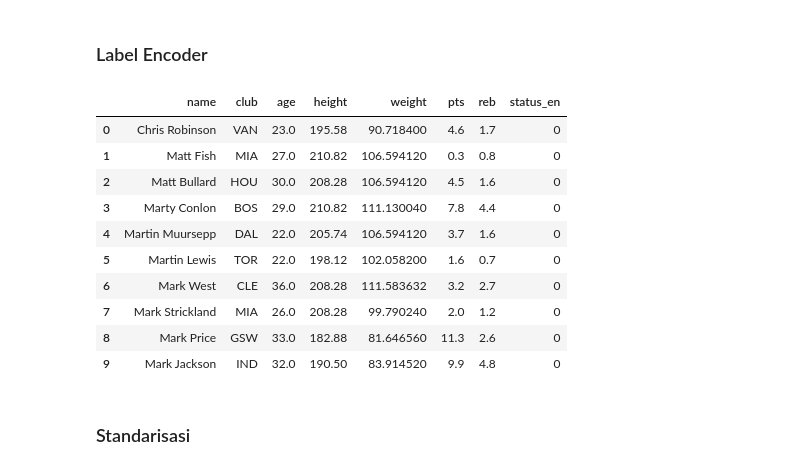
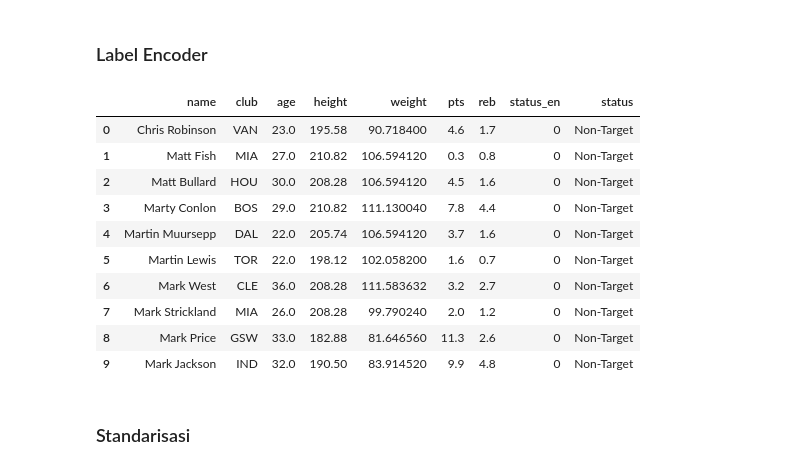
Before and after one commit to ksmrdn/Pemain_Basket, a Jupyter notebook: Classifier_BBall.ipynb, the cells around one changed output. Cells and saved outputs as stored; diff of their text form; code cells hidden in the pictures.

```diff
--- a/Classifier_BBall.ipynb
+++ b/Classifier_BBall.ipynb
@@ -104,19 +106,19 @@ df_new
 # %%
 ### Labeling Target
 le = LabelEncoder()
 df_new1 = df_new #mau di drop kolom statusnya
 df_new1['status_en'] = le.fit_transform(df_new1['status']) ####0 bukan target, 1 target
-df_new1 = df_new1.drop(['status'], axis=1)
+# df_new1 = df_new1.drop(['status'], axis=1)
 df_new1.head(10)
 # %% [output]
-|  | name | club | age | height | weight | pts | reb | status_en |
-| 0 | Chris Robinson | VAN | 23.0 | 195.58 | 90.718400 | 4.6 | 1.7 | 0 |
-| 1 | Matt Fish | MIA | 27.0 | 210.82 | 106.594120 | 0.3 | 0.8 | 0 |
-| 2 | Matt Bullard | HOU | 30.0 | 208.28 | 106.594120 | 4.5 | 1.6 | 0 |
-| 3 | Marty Conlon | BOS | 29.0 | 210.82 | 111.130040 | 7.8 | 4.4 | 0 |
-| 4 | Martin Muursepp | DAL | 22.0 | 205.74 | 106.594120 | 3.7 | 1.6 | 0 |
-| 5 | Martin Lewis | TOR | 22.0 | 198.12 | 102.058200 | 1.6 | 0.7 | 0 |
-| 6 | Mark West | CLE | 36.0 | 208.28 | 111.583632 | 3.2 | 2.7 | 0 |
-| 7 | Mark Strickland | MIA | 26.0 | 208.28 | 99.790240 | 2.0 | 1.2 | 0 |
-| 8 | Mark Price | GSW | 33.0 | 182.88 | 81.646560 | 11.3 | 2.6 | 0 |
-| 9 | Mark Jackson | IND | 32.0 | 190.50 | 83.914520 | 9.9 | 4.8 | 0 |
+|  | name | club | age | height | weight | pts | reb | status_en | status |
+| 0 | Chris Robinson | VAN | 23.0 | 195.58 | 90.718400 | 4.6 | 1.7 | 0 | Non-Target |
+| 1 | Matt Fish | MIA | 27.0 | 210.82 | 106.594120 | 0.3 | 0.8 | 0 | Non-Target |
+| 2 | Matt Bullard | HOU | 30.0 | 208.28 | 106.594120 | 4.5 | 1.6 | 0 | Non-Target |
+| 3 | Marty Conlon | BOS | 29.0 | 210.82 | 111.130040 | 7.8 | 4.4 | 0 | Non-Target |
+| 4 | Martin Muursepp | DAL | 22.0 | 205.74 | 106.594120 | 3.7 | 1.6 | 0 | Non-Target |
+| 5 | Martin Lewis | TOR | 22.0 | 198.12 | 102.058200 | 1.6 | 0.7 | 0 | Non-Target |
+| 6 | Mark West | CLE | 36.0 | 208.28 | 111.583632 | 3.2 | 2.7 | 0 | Non-Target |
+| 7 | Mark Strickland | MIA | 26.0 | 208.28 | 99.790240 | 2.0 | 1.2 | 0 | Non-Target |
+| 8 | Mark Price | GSW | 33.0 | 182.88 | 81.646560 | 11.3 | 2.6 | 0 | Non-Target |
+| 9 | Mark Jackson | IND | 32.0 | 190.50 | 83.914520 | 9.9 | 4.8 | 0 | Non-Target |
```
Also changed, not shown: parts of 19 cells of this notebook.
